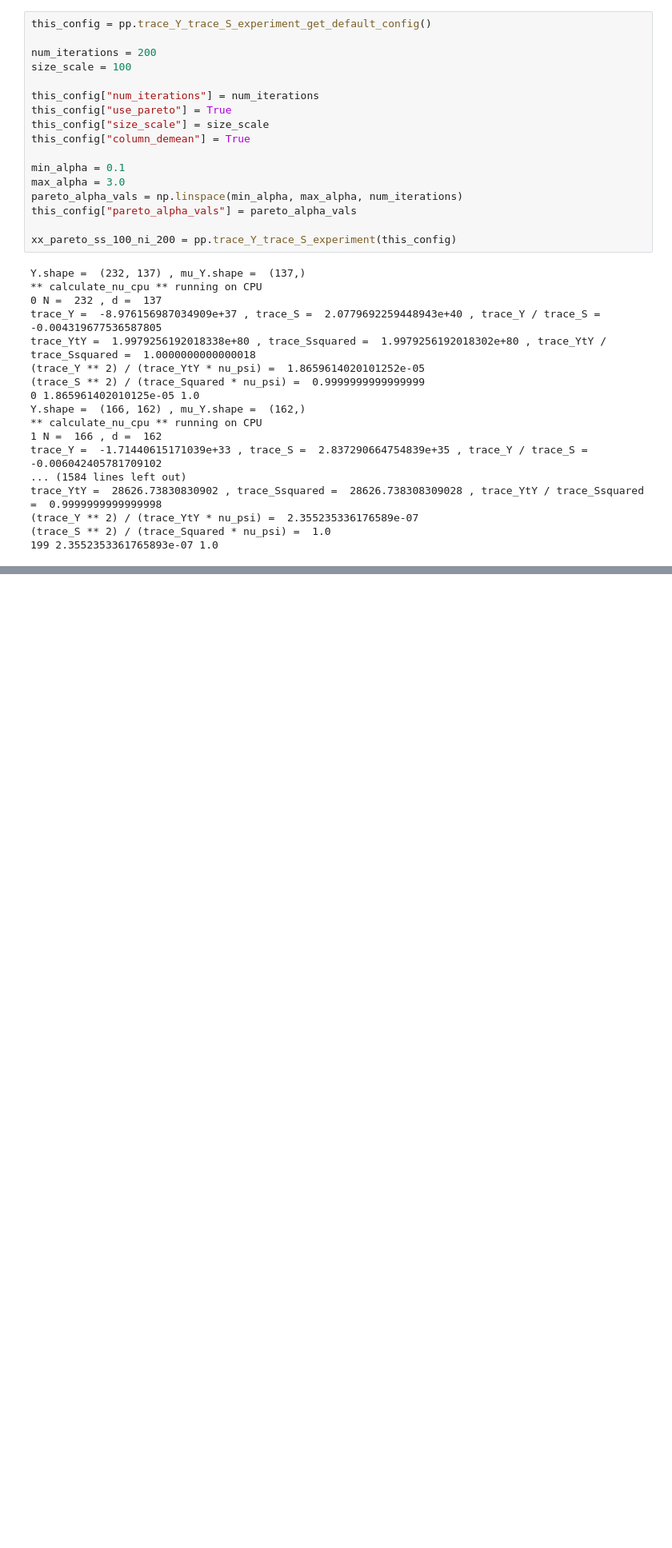
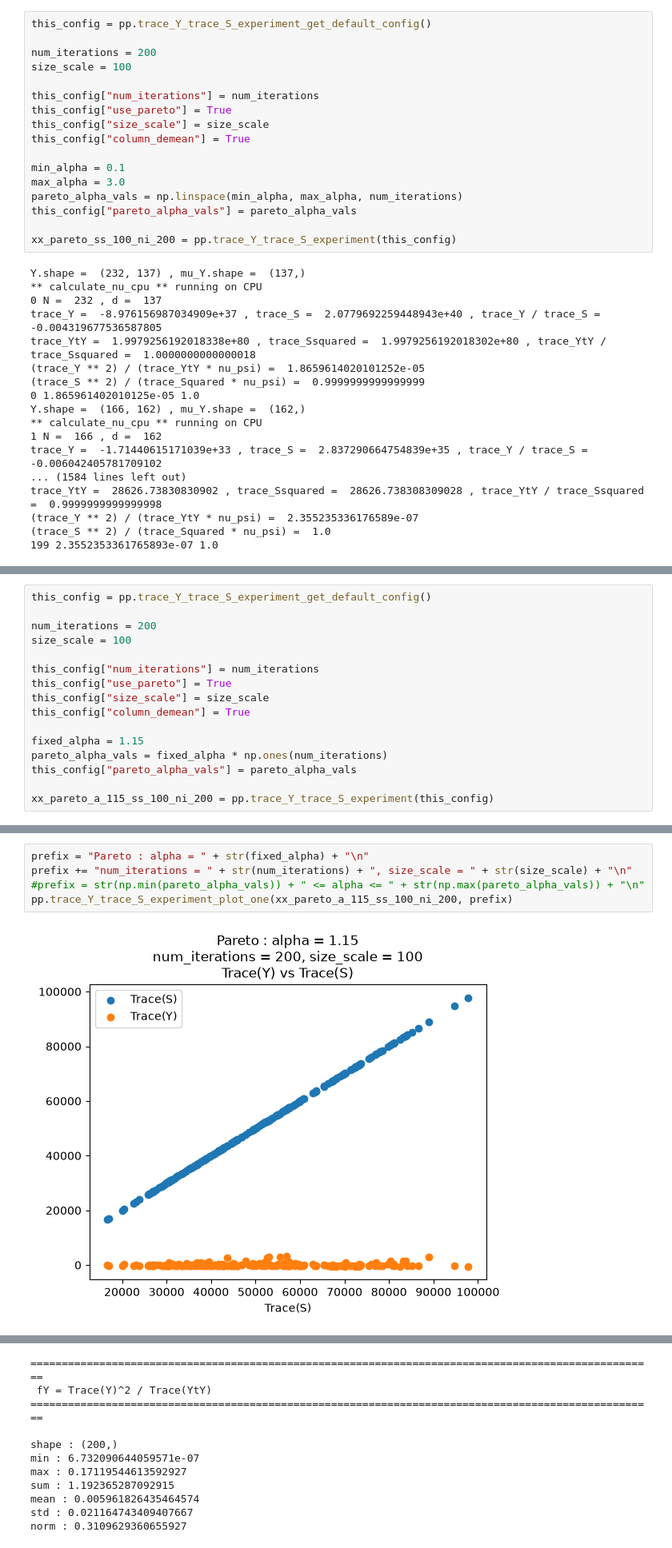
Before and after one commit to tdhadfield/PatnaikPearson, a Jupyter notebook: PatnaikPearson_trace_Y_trace_S_experiment.ipynb, the cells around one changed output, grey strips where cells are left out. Shown at 80% size. Drawn from its saved outputs; the diff is of its cells as text; blank space fills up the shorter version.

```diff
--- a/PatnaikPearson_trace_Y_trace_S_experiment.ipynb
+++ b/PatnaikPearson_trace_Y_trace_S_experiment.ipynb
@@ -531,0 +327,16 @@ def trace_Y_trace_S_experiment_plot_one_spare(results_dict : dict, prefix : str)
+# %%
+this_config = pp.trace_Y_trace_S_experiment_get_default_config()
+
+num_iterations = 200
+size_scale = 100
+
+this_config["num_iterations"] = num_iterations
+this_config["use_pareto"] = True
+this_config["size_scale"] = size_scale
+this_config["column_demean"] = True
+
+fixed_alpha = 1.15
+pareto_alpha_vals = fixed_alpha * np.ones(num_iterations)
+this_config["pareto_alpha_vals"] = pareto_alpha_vals
+
+xx_pareto_a_115_ss_100_ni_200 = pp.trace_Y_trace_S_experiment(this_config)
@@ -531,0 +361,7 @@ def trace_Y_trace_S_experiment_plot_one_spare(results_dict : dict, prefix : str)
+# %%
+prefix = "Pareto : alpha = " + str(fixed_alpha) + "\n"
+prefix += "num_iterations = " + str(num_iterations) + ", size_scale = " + str(size_scale) + "\n"
+#prefix = str(np.min(pareto_alpha_vals)) + " <= alpha <= " + str(np.max(pareto_alpha_vals)) + "\n"
+pp.trace_Y_trace_S_experiment_plot_one(xx_pareto_a_115_ss_100_ni_200, prefix)
+# %% [output]
+[figure, added]
@@ -531,0 +369,11 @@ def trace_Y_trace_S_experiment_plot_one_spare(results_dict : dict, prefix : str)
+====================================================================================================
+ fY = Trace(Y)^2 / Trace(YtY)
+====================================================================================================
+
+shape : (200,)
+min : 6.732090644059571e-07
+max : 0.17119544613592927
+sum : 1.192365287092915
+mean : 0.005961826435464574
+std : 0.021164743409407667
+norm : 0.3109629360655927
```
Also changed, not shown: parts of 9 cells of this notebook.
